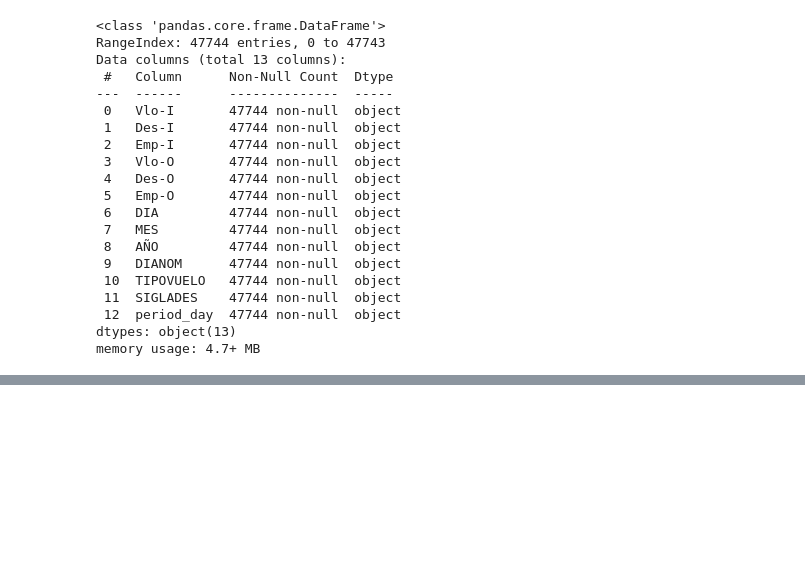
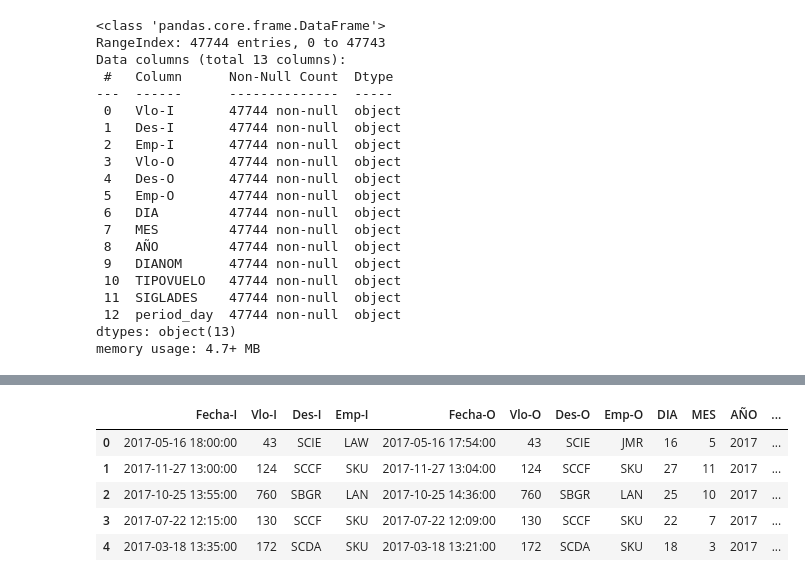
Before and after one commit to franejara/challenge-data-scientist, a Jupyter notebook: solution.ipynb, the cells around one changed output, grey strips where cells are left out. Cells and saved outputs as stored; diff of their text form; code cells hidden in the pictures; blank space fills up the shorter version.

```diff
--- a/solution.ipynb
+++ b/solution.ipynb
@@ -1141,0 +1094,12 @@ The scaling worked, so now I am ready to model.
+# %%
+#Dropping columns I didn't use when modeling:
+X_test_df.drop(columns=['Ori-I', 'Ori-O', 'SIGLAORI'], axis = 1, inplace=True)
+
+X_test_df.head()
+# %% [output]
+|  | Fecha-I | Vlo-I | Des-I | Emp-I | Fecha-O | Vlo-O | Des-O | Emp-O | DIA | MES | AÑO | ... |
+| 0 | 2017-05-16 18:00:00 | 43 | SCIE | LAW | 2017-05-16 17:54:00 | 43 | SCIE | JMR | 16 | 5 | 2017 | ... |
+| 1 | 2017-11-27 13:00:00 | 124 | SCCF | SKU | 2017-11-27 13:04:00 | 124 | SCCF | SKU | 27 | 11 | 2017 | ... |
+| 2 | 2017-10-25 13:55:00 | 760 | SBGR | LAN | 2017-10-25 14:36:00 | 760 | SBGR | LAN | 25 | 10 | 2017 | ... |
+| 3 | 2017-07-22 12:15:00 | 130 | SCCF | SKU | 2017-07-22 12:09:00 | 130 | SCCF | SKU | 22 | 7 | 2017 | ... |
+| 4 | 2017-03-18 13:35:00 | 172 | SCDA | SKU | 2017-03-18 13:21:00 | 172 | SCDA | SKU | 18 | 3 | 2017 | ... |
```
Also changed, not shown: parts of 81 cells of this notebook.
